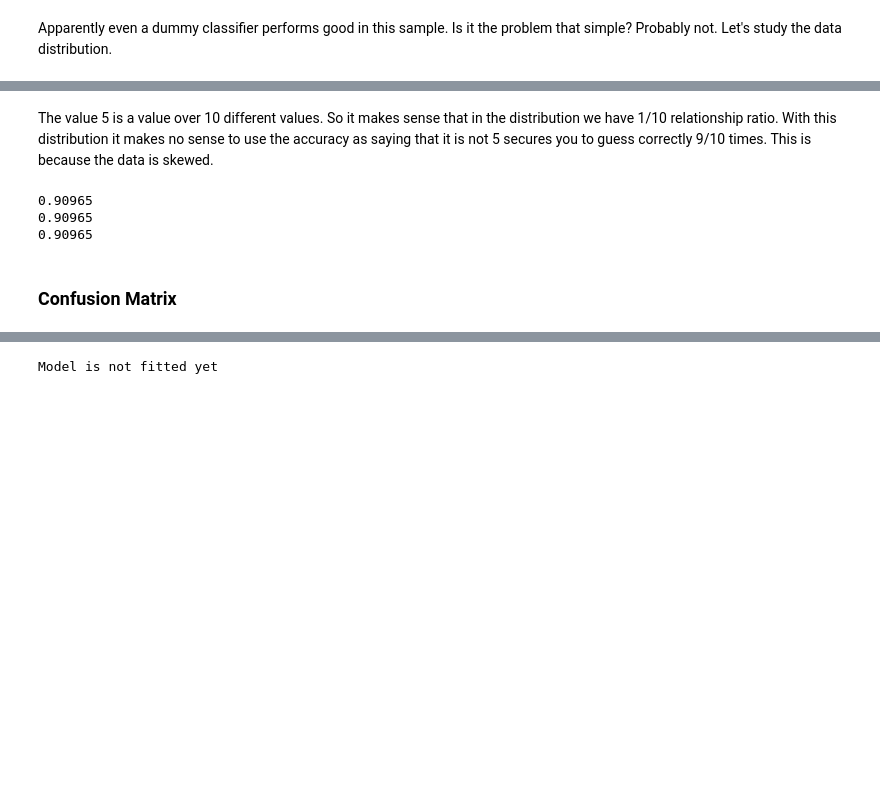
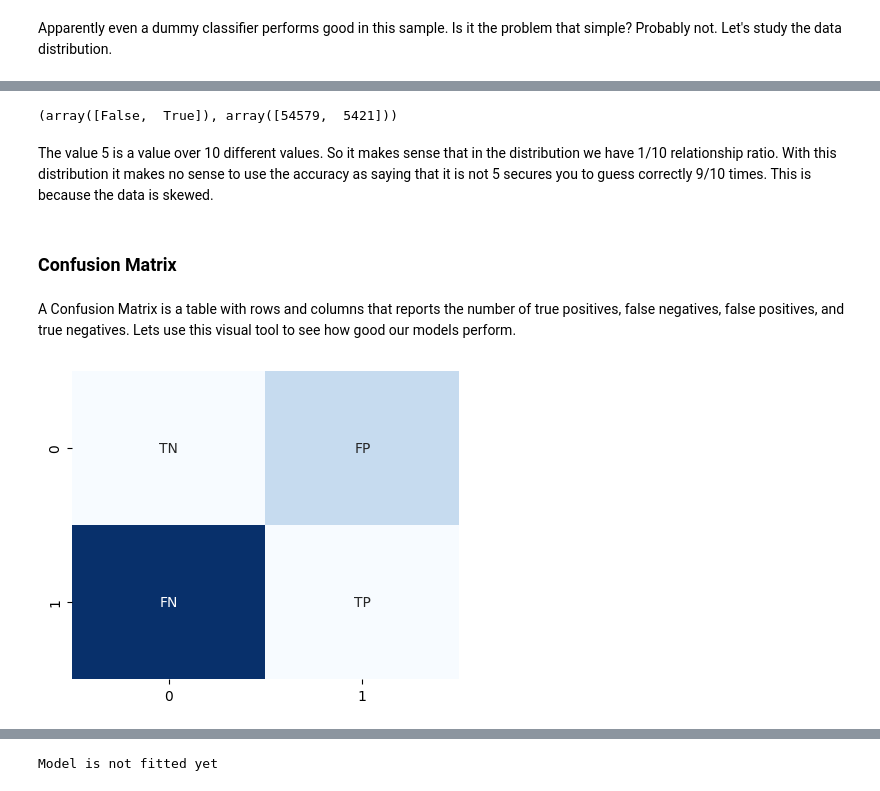
Before and after one commit to wilberquito/ML, a Jupyter notebook: classification/mnist-is5/mnist-is5.ipynb, the cells around one changed output, grey strips where cells are left out. Cells and saved outputs as stored; diff of their text form; code cells hidden in the pictures; blank space fills up the shorter version.

```diff
--- a/classification/mnist-is5/mnist-is5.ipynb
+++ b/classification/mnist-is5/mnist-is5.ipynb
@@ -105,35 +117,28 @@ UniqueCountsResult(values=array([False,  True]), counts=array([54579,  5421]))
+# %%
+np.unique(y_train_5, return_counts=True)
+# %% [output]
+(array([False,  True]), array([54579,  5421]))
 # %% [markdown]
 The value 5 is a value over 10 different values. So it makes sense that in the distribution we have 1/10 relationship ratio.
 With this distribution it makes no sense to use the accuracy as saying that it is not 5 secures you to guess correctly 9/10 times. This is because the data is skewed.
-# %%
-from sklearn.model_selection import StratifiedKFold
-from sklearn.base import clone
-from sklearn.dummy import DummyClassifier
-
-
-def _cross_val_score(clf, X, y):
-    skfolds = StratifiedKFold(n_splits=3, shuffle=True)
-
-    for train_index, test_index in skfolds.split(X, y):
-        clone_clf = clone(clf)
-
-        X_train_fold = X[train_index]
-        X_test_fold = X[test_index]
-        y_train_fold = y[train_index]
-        y_test_fold = y[test_index]
-
-        clone_clf.fit(X_train_fold, y_train_fold)
-        y_pred = clone_clf.predict(X_test_fold)
-        n_correct = sum(y_pred == y_test_fold)
-        print(n_correct / len(y_pred))
-
-
-dummy_clf = DummyClassifier()
-_cross_val_score(dummy_clf, X_train, y_train_5)
-# %% [output]
-0.90965
-0.90965
-0.90965
 # %% [markdown]
 ### Confusion Matrix
+# %% [markdown]
+A Confusion Matrix is a table with rows and columns
+that reports the number of true positives, false negatives,
+false positives, and true negatives. Lets use this visual tool to see how good our models perform.
+# %%
+plt.figure(figsize=(5, 4))
+
+labels = ["TN", "FP", "FN", "TP"]
+labels = np.asarray(labels).reshape(2, 2)
+
+values = [2, 4, 10, 2]
+values = np.asarray(values).reshape(2, 2)
+
+sn.heatmap(values, annot=labels, cmap="Blues", fmt="", cbar=False)
+
+plt.show()
+# %% [output]
+[figure, added]
 # %%
```
Also changed, not shown: parts of 71 cells of this notebook.
